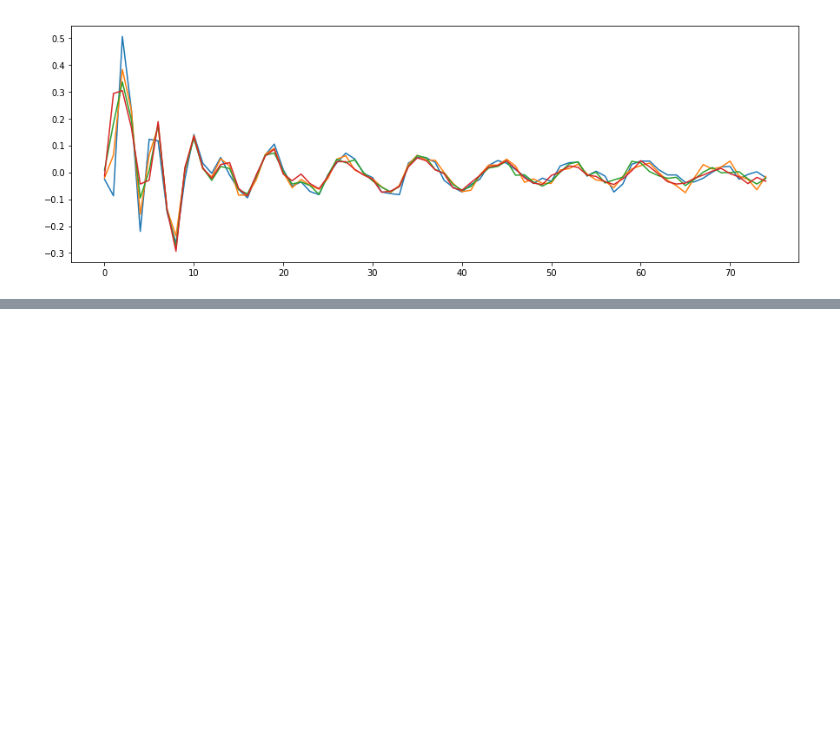
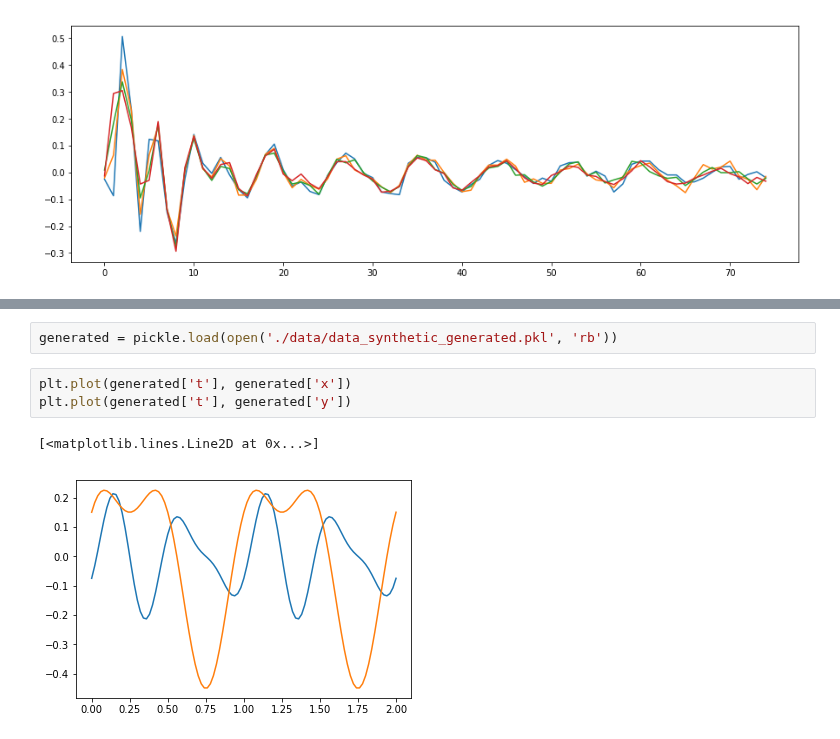
Before and after one commit to ladisk/pyidi, a Jupyter notebook: Showcase.ipynb, the cells around one changed output, grey strips where cells are left out. Cells and saved outputs as stored; diff of their text form; blank space fills up the shorter version.

```diff
--- a/Showcase.ipynb
+++ b/Showcase.ipynb
@@ -65,0 +117,8 @@ ax.plot(displacements);
+# %%
+generated = pickle.load(open('./data/data_synthetic_generated.pkl', 'rb'))
+# %%
+plt.plot(generated['t'], generated['x'])
+plt.plot(generated['t'], generated['y'])
+# %% [output]
+[<matplotlib.lines.Line2D at 0x...>]
+[figure, added]
```
Also changed, not shown: parts of 7 cells of this notebook, 3 other files.
